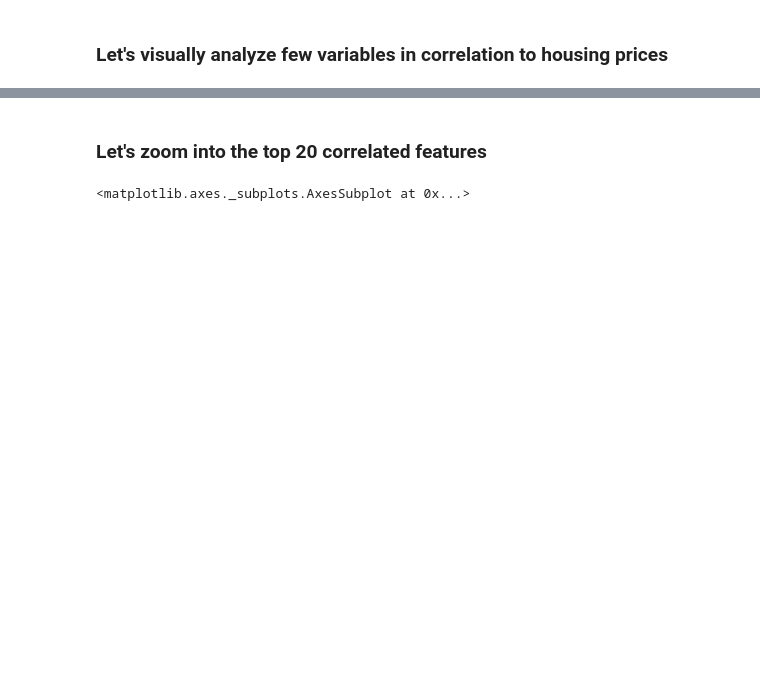
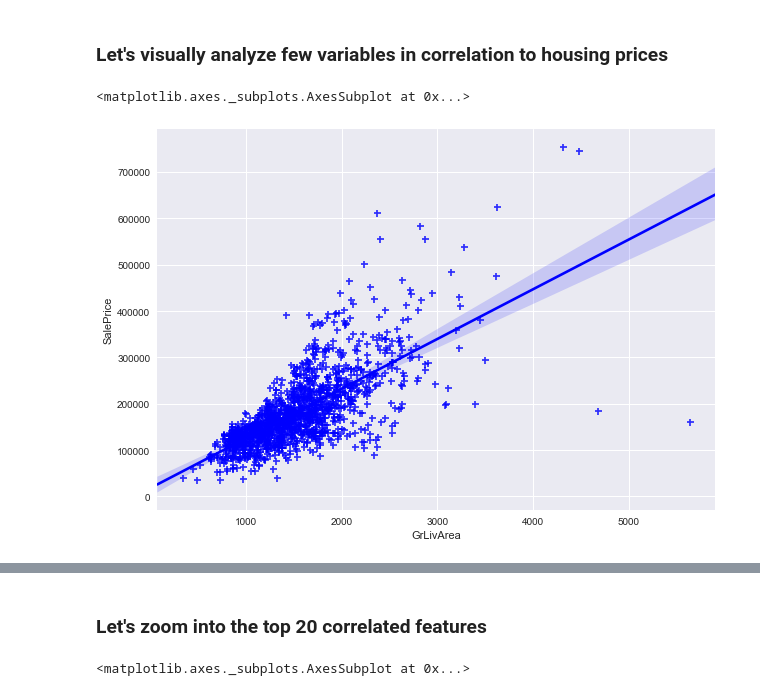
Before and after one commit to azouari/data-science, a Jupyter notebook: warmups/house-prices-advanced-regression-techniques/Housing Prices.ipynb, the cells around one changed output, grey strips where cells are left out. Cells and saved outputs as stored; diff of their text form; code cells hidden in the pictures; blank space fills up the shorter version.

```diff
--- a/warmups/house-prices-advanced-regression-techniques/Housing Prices.ipynb
+++ b/warmups/house-prices-advanced-regression-techniques/Housing Prices.ipynb
@@ -92,5 +100,11 @@ missing.plot.bar()
 # %% [markdown]
 ### Let's visually analyze few variables in correlation to housing prices
+# %%
+plt.figure(figsize=(10,7))
+sns.regplot(x='GrLivArea', y='SalePrice', data=train, marker='+', color='blue')
+# %% [output]
+<matplotlib.axes._subplots.AxesSubplot at 0x...>
+[figure, added]
 # %%
 plt.figure(figsize=(10,7))
 sns.boxplot(x="OverallQual", y="SalePrice", data=train)
```
Also changed, not shown: parts of 9 cells of this notebook.
